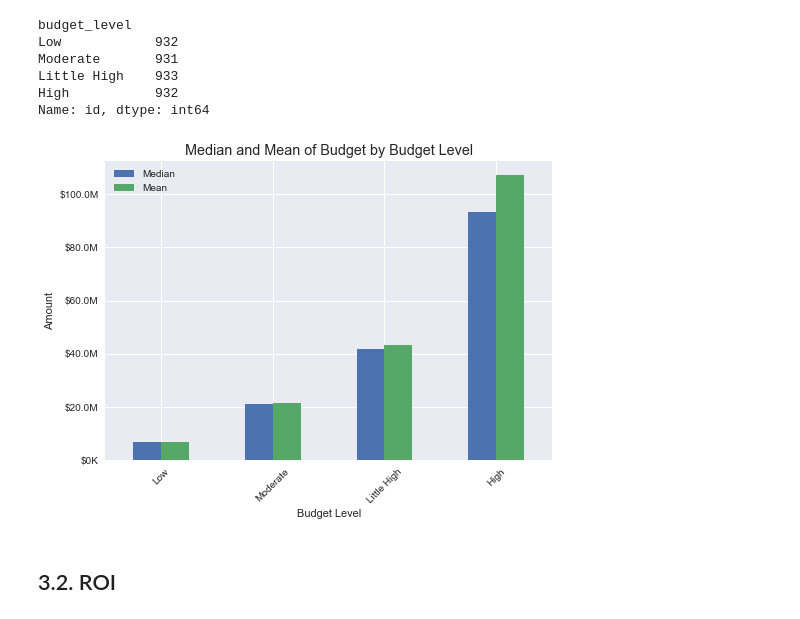
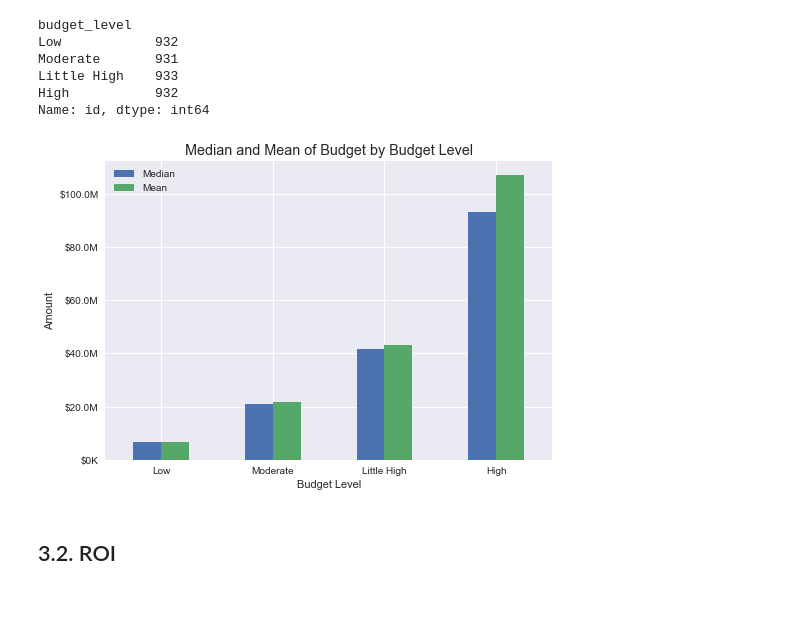
Before and after one commit to jisooleeworks/blog-code, a Jupyter notebook: tmdb_post.ipynb, the cells around one changed output. Cells and saved outputs as stored; diff of their text form; code cells hidden in the pictures.

```diff
--- a/tmdb_post.ipynb
+++ b/tmdb_post.ipynb
@@ -235,0 +266,3 @@ df.shape
+# %%
+df = df[df['budget_adj'] > 1000]
+df.shape
@@ -586,15 +592,16 @@ Name: id, dtype: int64
 # %%
 ax = plt.axes()
 
 pd.DataFrame({'Median': df.groupby('budget_level')['budget_adj'].median(), \
               'Mean': df.groupby('budget_level')['budget_adj'].mean()}\
-            ).plot.bar(rot = 45, ax = ax)
+            ).plot.bar(ax = ax)
 
 ax.yaxis.set_major_formatter(currency)
+ax.set_xticklabels(sorter, rotation=0)
 ax.set(xlabel='Budget Level', ylabel='Amount',
        title='Median and Mean of Budget by Budget Level');
 # %% [output]
-[figure, old version]
+[figure, new version]
 # %% [markdown]
 ## 3.2. ROI
 # %%
```
Also changed, not shown: parts of 43 cells of this notebook, 1 other file.
